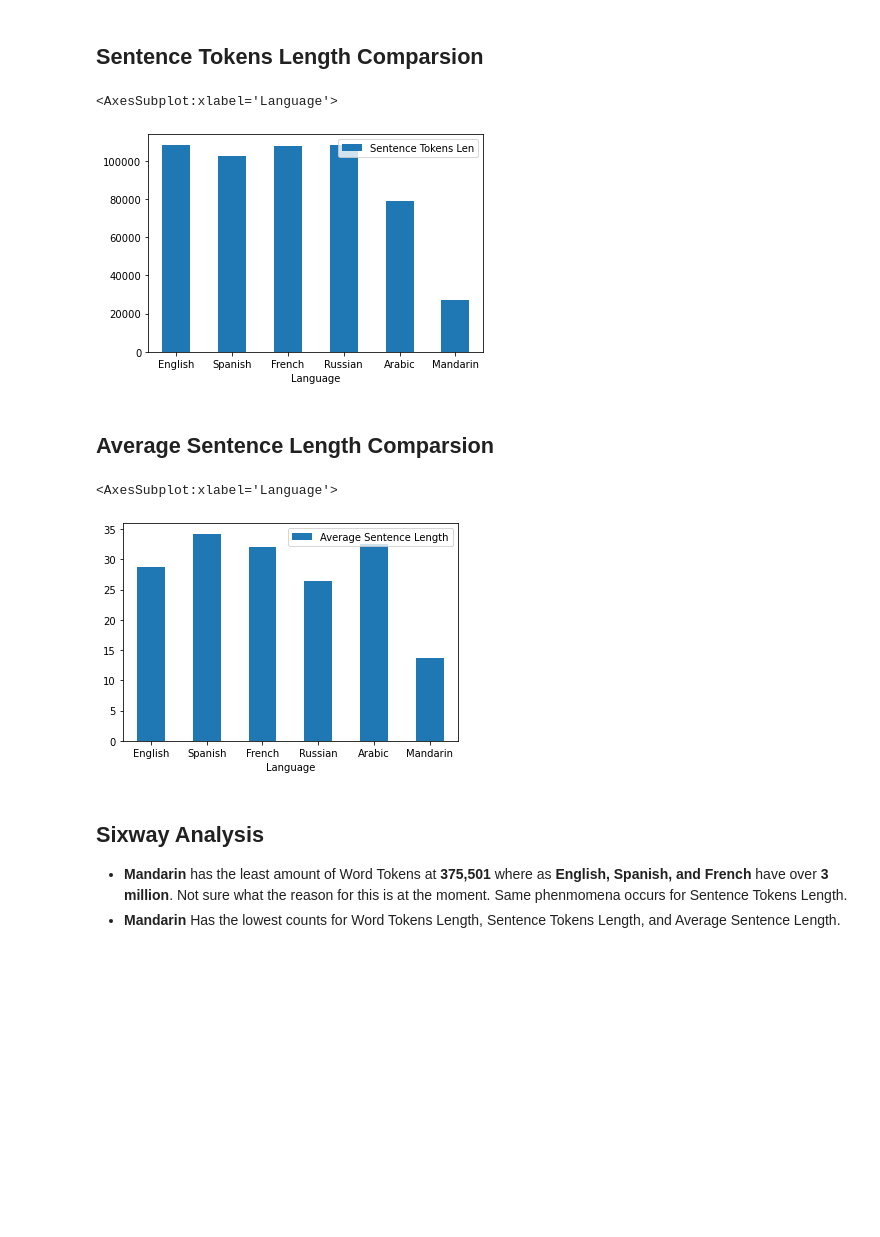
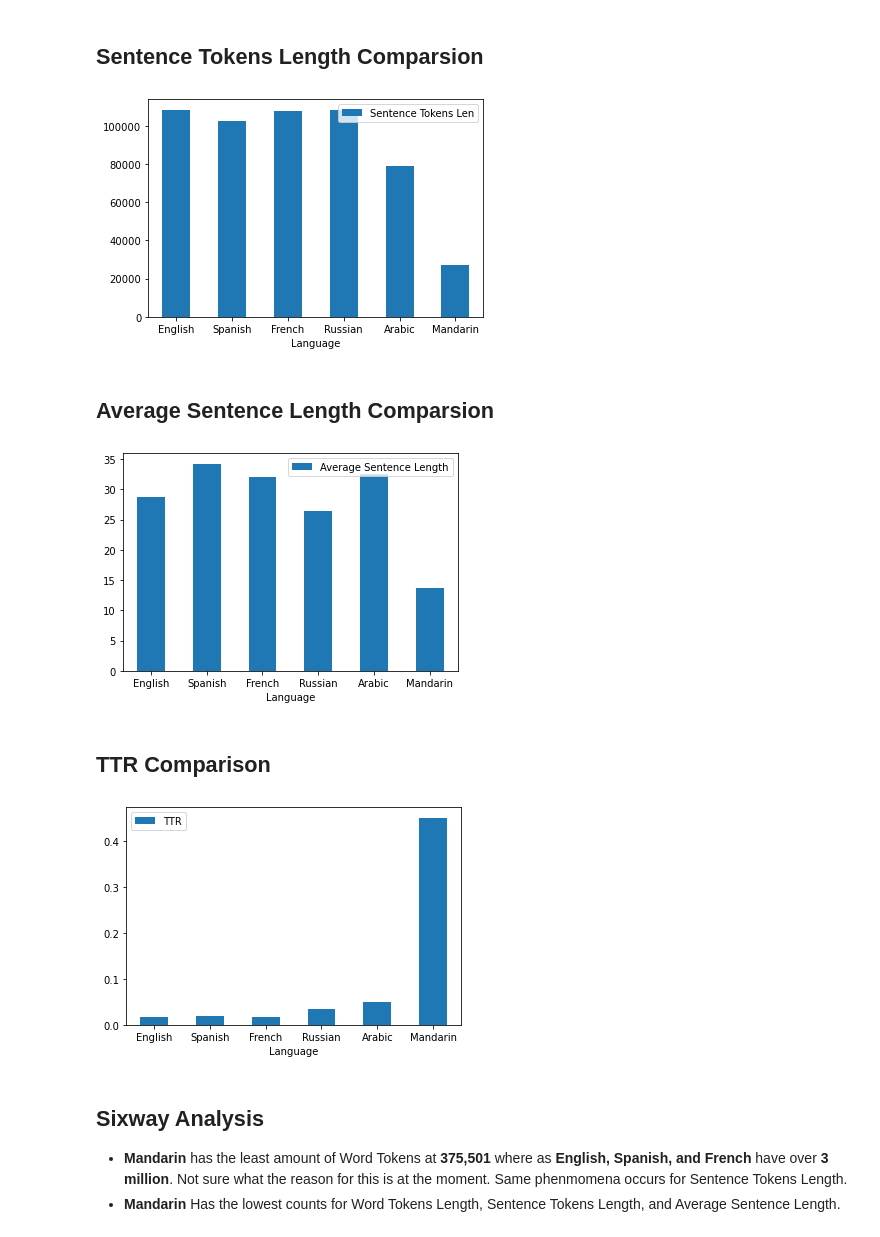
Before and after one commit to kinanmouk/UN-Parallel-Corpora-Analysis, a Jupyter notebook: UN_Data_Analysis.ipynb, the cells around one changed output. Saved outputs shown, nothing was run; the diff lists cells and outputs as text; code cells hidden in the pictures; blank space fills up the shorter version.

```diff
--- a/UN_Data_Analysis.ipynb
+++ b/UN_Data_Analysis.ipynb
@@ -275,15 +279,22 @@ sixway_df.plot.bar(x='Language', y='Word Tokens Len', rot=0)
 # %%
-sixway_df.plot.bar(x='Language', y='Sentence Tokens Len', rot=0)
+sixway_df.plot.bar(x='Language', y='Sentence_Tokens_Len', rot=0)
+plt.savefig("Sentence_Tokens_Comparison.png")
 # %% [output]
-<AxesSubplot:xlabel='Language'>
 [figure]
 # %% [markdown]
 ## Average Sentence Length Comparsion
 # %%
-sixway_df.plot.bar(x='Language', y='Average Sentence Length', rot=0)
+sixway_df.plot.bar(x='Language', y='Average_Sentence_Length', rot=0)
+plt.savefig("Average_Sentence_Len_Comparison.png")
 # %% [output]
-<AxesSubplot:xlabel='Language'>
 [figure]
+# %% [markdown]
+## TTR Comparison
+# %%
+sixway_df.plot.bar(x='Language', y='TTR', rot=0)
+plt.savefig("TTR_Comparison.png")
+# %% [output]
+[figure, added]
 # %% [markdown]
 ## Sixway Analysis
  - **Mandarin** has the least amount of Word Tokens at **375,501** where as **English, Spanish, and French** have over **3 million**. Not sure what the reason for this is at the moment. Same phenmomena occurs for Sentence Tokens Length.
```
Also changed, not shown: parts of 6 cells of this notebook, 1 other file.
